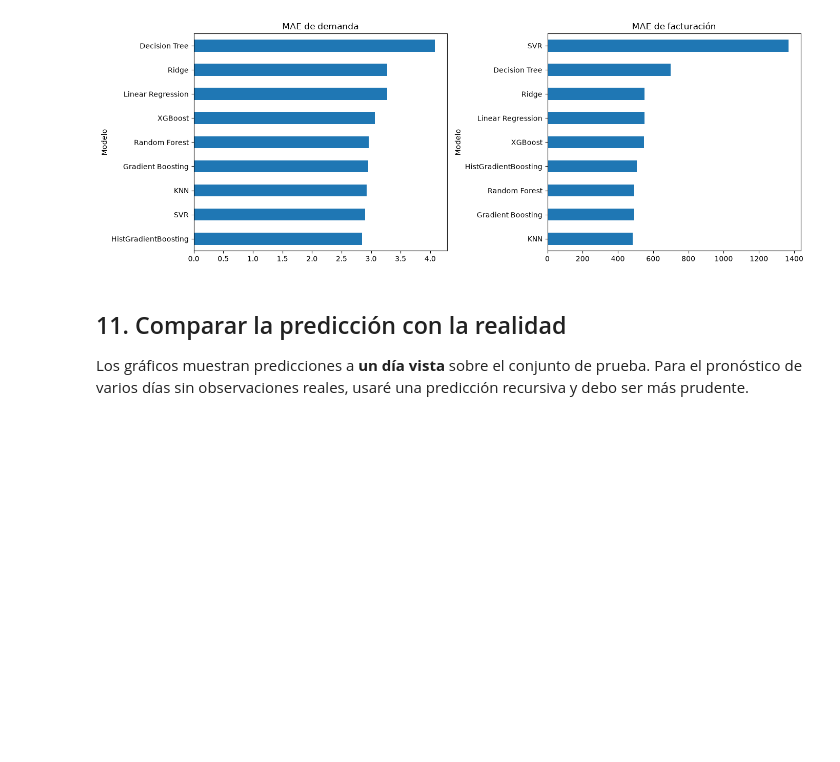
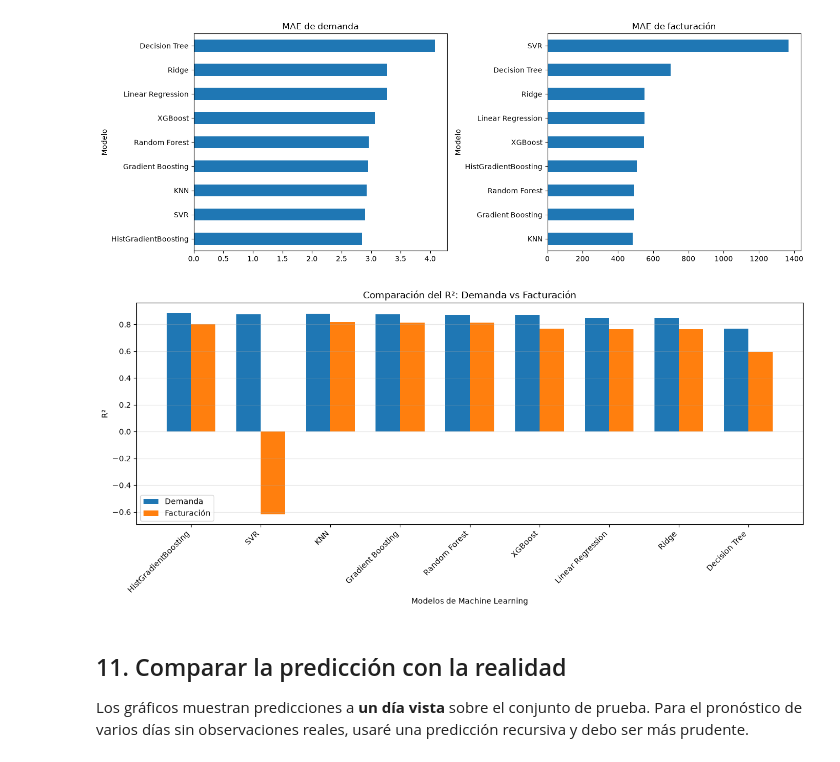
Before and after one commit to MMEKUSS/SUSHI-ARIGATO, a Jupyter notebook: Analisis_Sushi_ML.ipynb, the cells around one changed output. Drawn from its saved outputs; the diff is of its cells as text; code cells hidden in the pictures; blank space fills up the shorter version.

```diff
--- a/Analisis_Sushi_ML.ipynb
+++ b/Analisis_Sushi_ML.ipynb
@@ -296,6 +294,54 @@ Facturación:
 | 7 | Decision Tree | 699.329 | 962.926 | 0.597 |
 | 8 | SVR | 1368.790 | 1930.387 | -0.619 |
 [figure]
+# %%
+import pandas as pd
+import matplotlib.pyplot as plt
+import numpy as np
+
+# 1. Cargar los resultados de los modelos
+demanda = pd.read_csv("modelos/comparacion_demanda.csv")
+facturacion = pd.read_csv("modelos/comparacion_facturacion.csv")
+
+# 2. Unir los resultados por modelo
+comparacion = demanda[["Modelo", "R2"]].merge(
+    facturacion[["Modelo", "R2"]],
+    on="Modelo",
+    suffixes=("_Demanda", "_Facturacion")
+)
+
+# 3. Crear el gráfico de barras
+x = np.arange(len(comparacion))
+ancho = 0.35
+
+plt.figure(figsize=(13, 6))
+
+plt.bar(
+    x - ancho/2,
+    comparacion["R2_Demanda"],
+    width=ancho,
+    label="Demanda"
+)
+
+plt.bar(
+    x + ancho/2,
+    comparacion["R2_Facturacion"],
+    width=ancho,
+    label="Facturación"
+)
+
+# 4. Personalizar el gráfico
+plt.xticks(x, comparacion["Modelo"], rotation=45, ha="right")
+plt.ylabel("R²")
+plt.xlabel("Modelos de Machine Learning")
+plt.title("Comparación del R²: Demanda vs Facturación")
+plt.legend()
+plt.grid(axis="y", alpha=0.3)
+
+plt.tight_layout()
+plt.show()
+# %% [output]
+[figure, added]
 # %% [markdown]
 ## 11. Comparar la predicción con la realidad
 Los gráficos muestran predicciones a **un día vista** sobre el conjunto de prueba. Para el pronóstico de varios días sin observaciones reales, usaré una predicción recursiva y debo ser más prudente.
```
Also changed, not shown: parts of 7 cells of this notebook, 6 other files.
